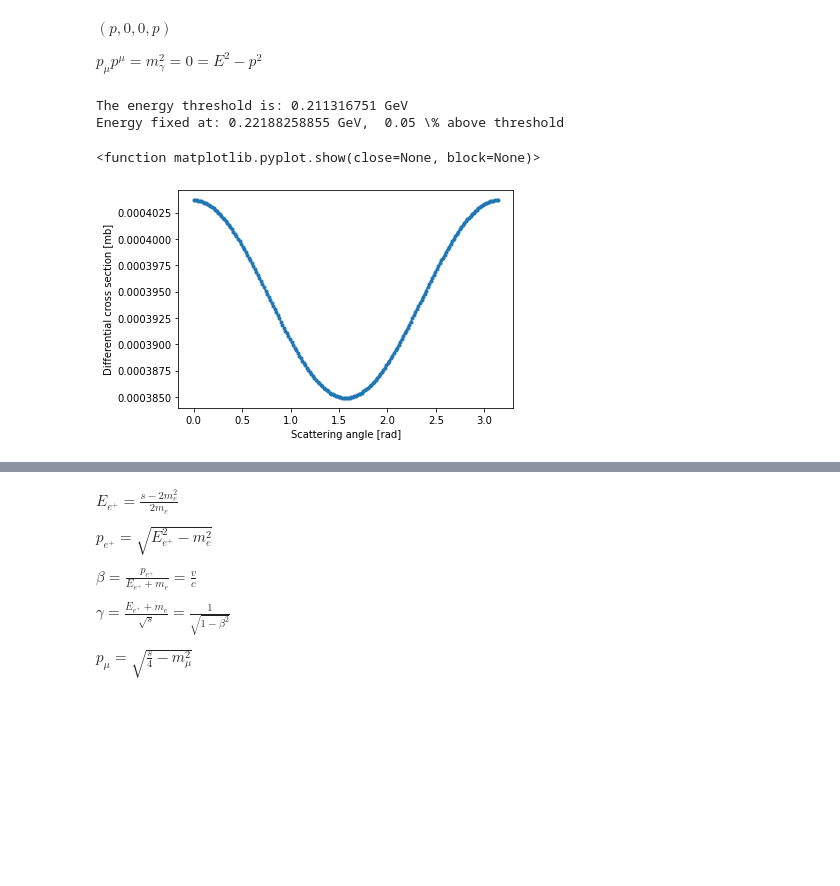
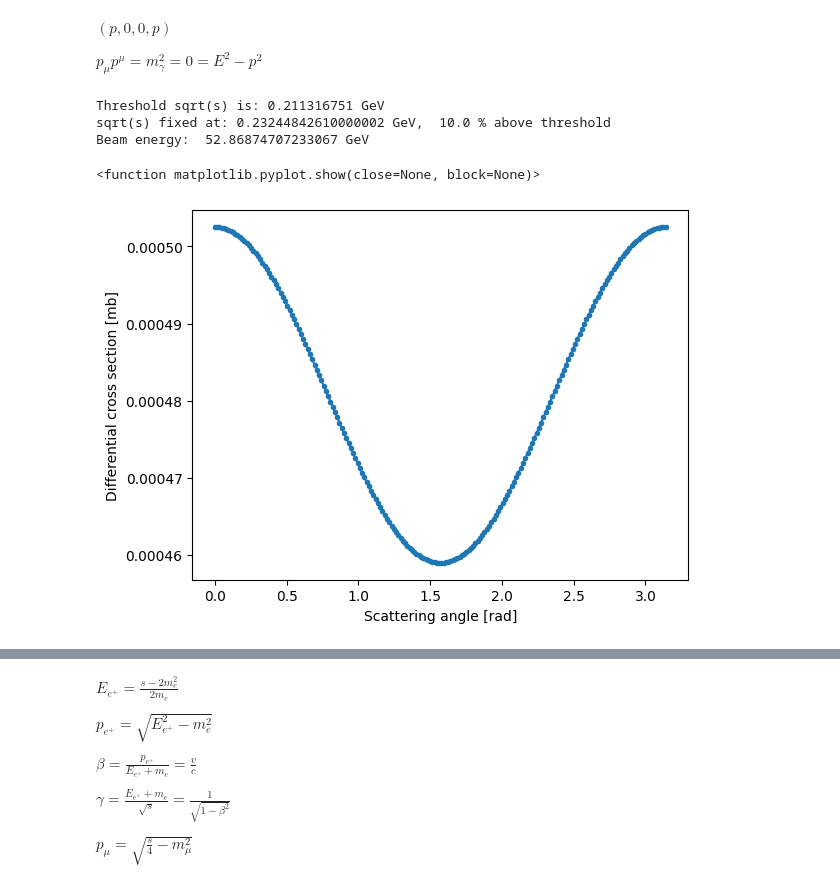
Before and after one commit to marcolorenzato00/LCP_Project, a Jupyter notebook: Project.ipynb, the cells around one changed output, grey strips where cells are left out. Saved outputs shown, nothing was run; the diff lists cells and outputs as text; code cells hidden in the pictures; blank space fills up the shorter version.

```diff
--- a/Project.ipynb
+++ b/Project.ipynb
@@ -46,39 +46,42 @@ $(p, 0, 0, p)$
 
 $p_\mu p^\mu = m_\gamma^2 = 0 = E^2 - p^2$
 # %%
-e = 1.602176634 * 10**(-19) # THIS IS WRONG IN NATURAL UNITS
 mass_e = 0.00051099895069 # GeV
 mass_mu = 0.1056583755 # GeV
 alpha = 1/137
 conversion_factor = 0.3894      # this is equal to (hbar * c)^2 expressed in mbarn * GeV
 
 
 def cross_section(s, theta):
     ratio = 4 * mass_mu**2 / s
     return ((np.pi * alpha**2 )/ (2 * s)) * np.sqrt(1 - ratio) * (1 + ratio + (1 - ratio) * np.cos(theta)**2)
 
 def cross_section_norm(s, cos):     # check normalization
     ratio = 4 * mass_mu**2 / s
     beta = np.sqrt(1 - ratio)
     return 3 / (4*(3 - beta**2)) * (1 + cos**2 + (1 - beta**2) * (1 - cos**2))
 
 E_threshold = 2*mass_mu     # threshold
-print('The energy threshold is:', E_threshold, 'GeV')
-E_percent_increase = 0.05
+print('Threshold sqrt(s) is:', E_threshold, 'GeV')
+E_percent_increase = 0.1
 E_fixed = E_threshold * (1 + E_percent_increase)    # should be greater than 4 mass_mu**2
-print('Energy fixed at:', E_fixed, 'GeV, ', E_percent_increase, r'\% above threshold')
+print('sqrt(s) fixed at:', E_fixed, 'GeV, ', E_percent_increase * 100, r'% above threshold')
 s = E_fixed**2
+
+beam_energy = (s - 2 * mass_e**2) / (2 * mass_e)
+print('Beam energy: ', beam_energy, 'GeV')
 
 l = np.linspace(0, np.pi, 200, endpoint=True)
 plt.plot(l, cross_section(s, l) * conversion_factor, marker=".")
 plt.xlabel('Scattering angle [rad]')
 plt.ylabel('Differential cross section [mb]')
 plt.show
 # %% [output]
-The energy threshold is: 0.211316751 GeV
-Energy fixed at: 0.22188258855 GeV,  0.05 \% above threshold
+Threshold sqrt(s) is: 0.211316751 GeV
+sqrt(s) fixed at: 0.23244842610000002 GeV,  10.0 % above threshold
+Beam energy:  52.86874707233067 GeV
 <function matplotlib.pyplot.show(close=None, block=None)>
-[figure, old version]
+[figure, new version]
 # %%
 cos_linspace = np.linspace(-1, 1, 200, endpoint=True)
 plt.plot(cos_linspace, cross_section_norm(s, cos_linspace), marker=".")
```
Also changed, not shown: parts of 14 cells of this notebook.
